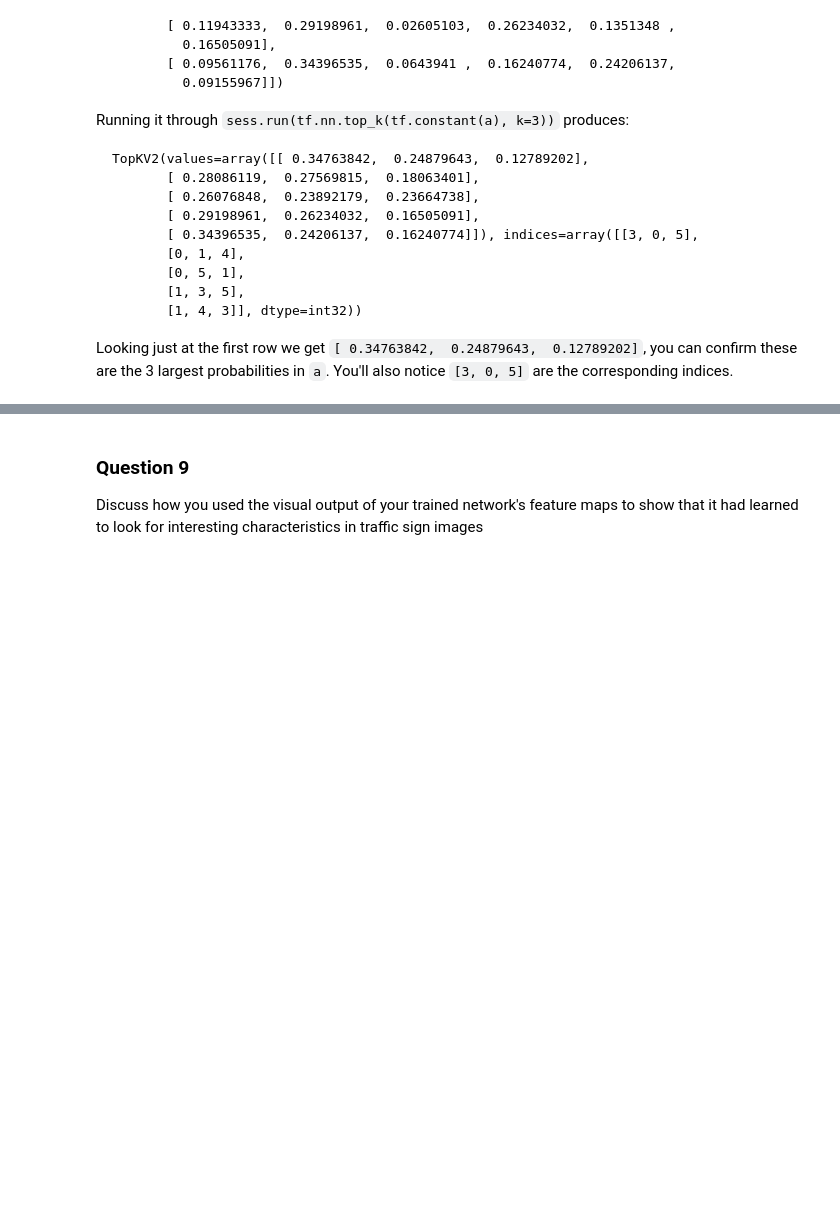
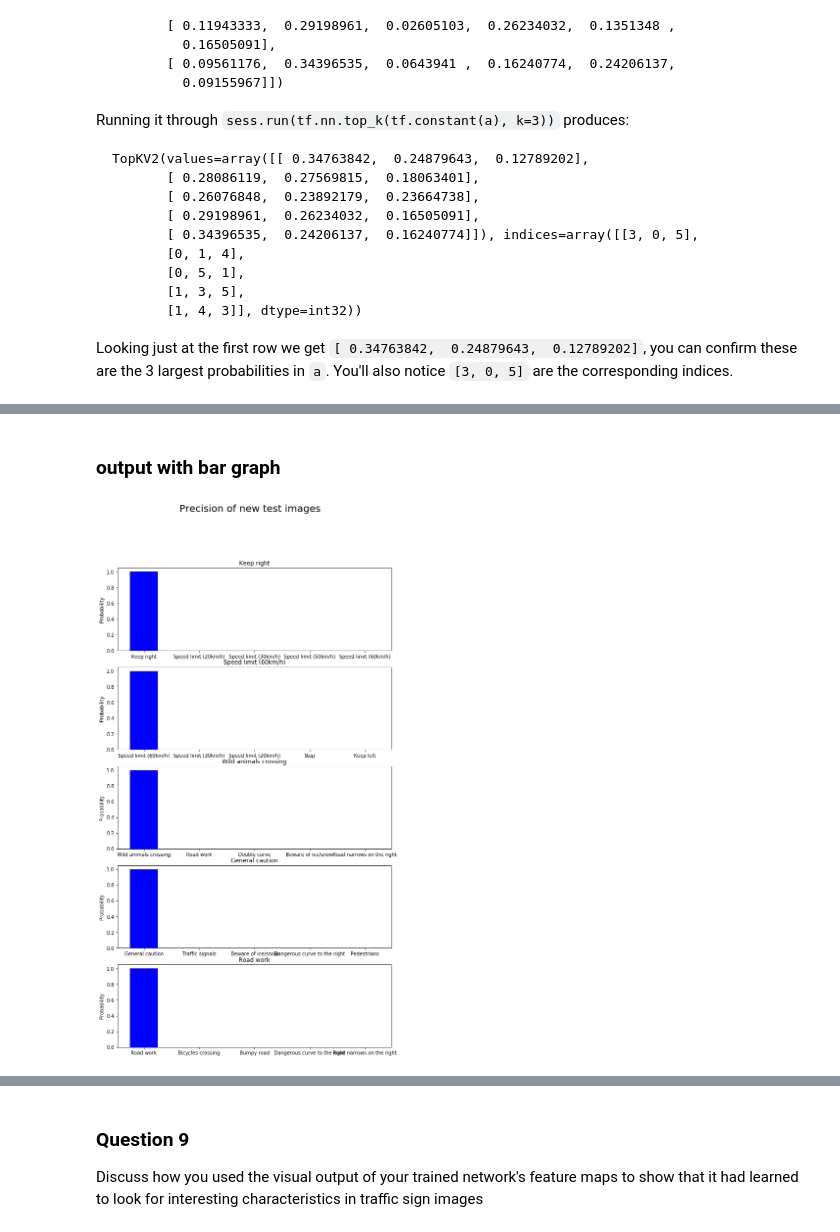
Before and after one commit to etendue/CarND-Traffic-Sign-Classifier-Project, a Jupyter notebook: Traffic_Sign_Classifier.ipynb, the cells around one changed output, grey strips where cells are left out. Saved outputs shown, nothing was run; the diff lists cells and outputs as text; code cells hidden in the pictures; blank space fills up the shorter version.

```diff
--- a/Traffic_Sign_Classifier.ipynb
+++ b/Traffic_Sign_Classifier.ipynb
@@ -477,3 +509,24 @@ top Sign_name                  class_id         probability
+# %% [markdown]
+### output with bar graph
+# %%
+fig = plt.figure(figsize =(10,18))
+fig.suptitle("Precision of new test images",fontsize=20)
+img_ind= 0
+width = 1/2
+count = len(new_test_X)
+
+for prob,index in zip(top5.values,top5.indices):
+    ax = fig.add_subplot(count,1,img_ind +1)
+    ax.set_title(signnames[new_test_y[img_ind]])
+    rects = ax.bar(range(1,6),prob,width, color='b')
+    ax.set_ylabel('Probability')
+    xticklabel = [signnames[i] for i in index]
+    ax.set_xticks(range(1,6))
+    ax.set_xticklabels(xticklabel)
+    img_ind += 1
+plt.show()
+# %% [output]
+[figure, added]
 # %% [markdown]
 ---
 
```
Also changed, not shown: parts of 16 cells of this notebook.
